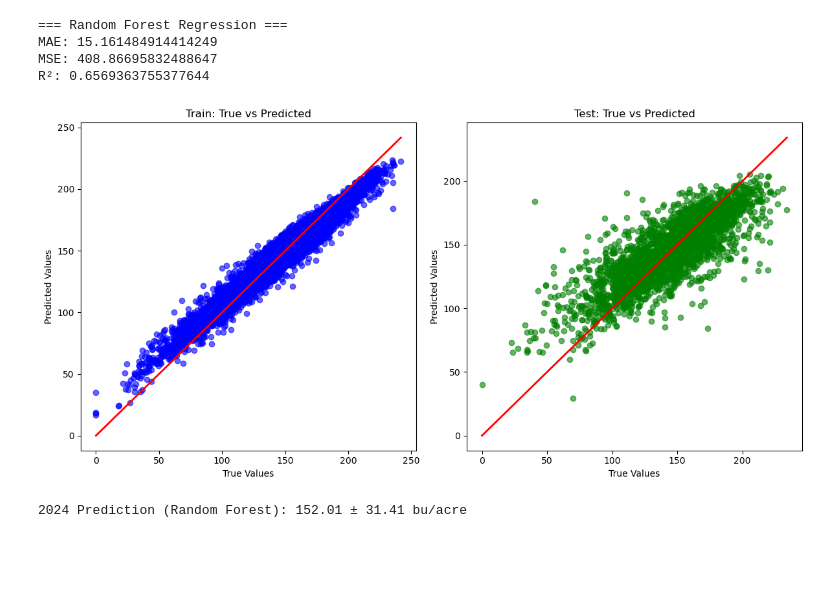
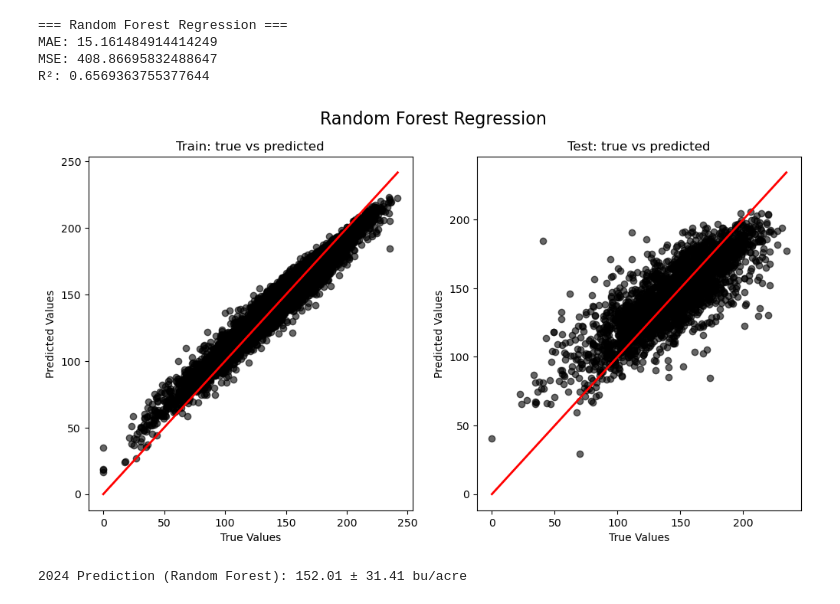
Before and after one commit to AntonioDonnangelo/Predicting-2024-US-Corn-Yield, a Jupyter notebook: Predicting_2024_US_Corn_Yield.ipynb, the cells around one changed output. Saved outputs shown, nothing was run; the diff lists cells and outputs as text; code cells hidden in the pictures; blank space fills up the shorter version.

Commit message:
cleaning graphs and descriptions

```diff
--- a/Predicting_2024_US_Corn_Yield.ipynb
+++ b/Predicting_2024_US_Corn_Yield.ipynb
@@ -1065,30 +1092,30 @@ R²: 0.6569363755377644
 # %%
 # Predictions for training set
 y_train_pred = model_pipeline.predict(X_train)
 
 # Plotting train vs test predictions
 plt.figure(figsize=(12, 6))
 
 # Plot for training set
 plt.subplot(1, 2, 1)
-plt.scatter(y_train, y_train_pred, color='blue', alpha=0.6)
+plt.scatter(y_train, y_train_pred, color='black', alpha=0.6)
 plt.plot([y_train.min(), y_train.max()], [y_train.min(), y_train.max()], color='red', lw=2)
-plt.title('Train: True vs Predicted')
+plt.title('Train: true vs predicted')
 plt.xlabel('True Values')
 plt.ylabel('Predicted Values')
 
 # Plot for test set
 plt.subplot(1, 2, 2)
-plt.scatter(y_test, y_pred, color='green', alpha=0.6)
+plt.scatter(y_test, y_pred, color='black', alpha=0.6)
 plt.plot([y_test.min(), y_test.max()], [y_test.min(), y_test.max()], color='red', lw=2)
-plt.title('Test: True vs Predicted')
+plt.title('Test: true vs predicted')
 plt.xlabel('True Values')
 plt.ylabel('Predicted Values')
 
-plt.tight_layout()
+plt.suptitle('Random Forest Regression', fontsize=16)
 plt.show()
 # %% [output]
-[figure, old version]
+[figure, new version]
 # %%
 # Fit Random Forest
 rf = Pipeline([
```
Also changed, not shown: parts of 40 cells of this notebook, 1 other file.
